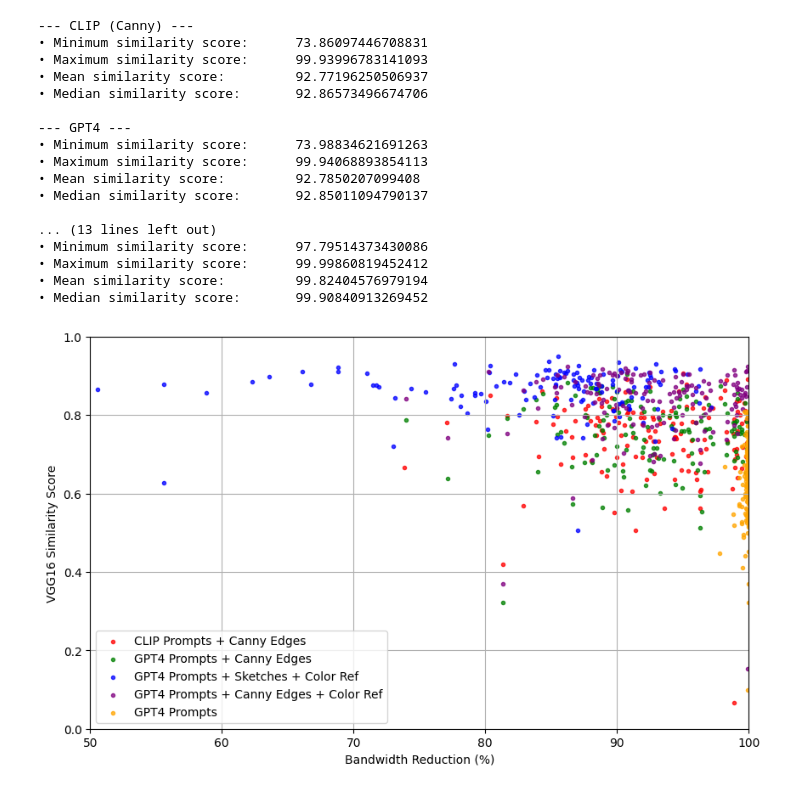
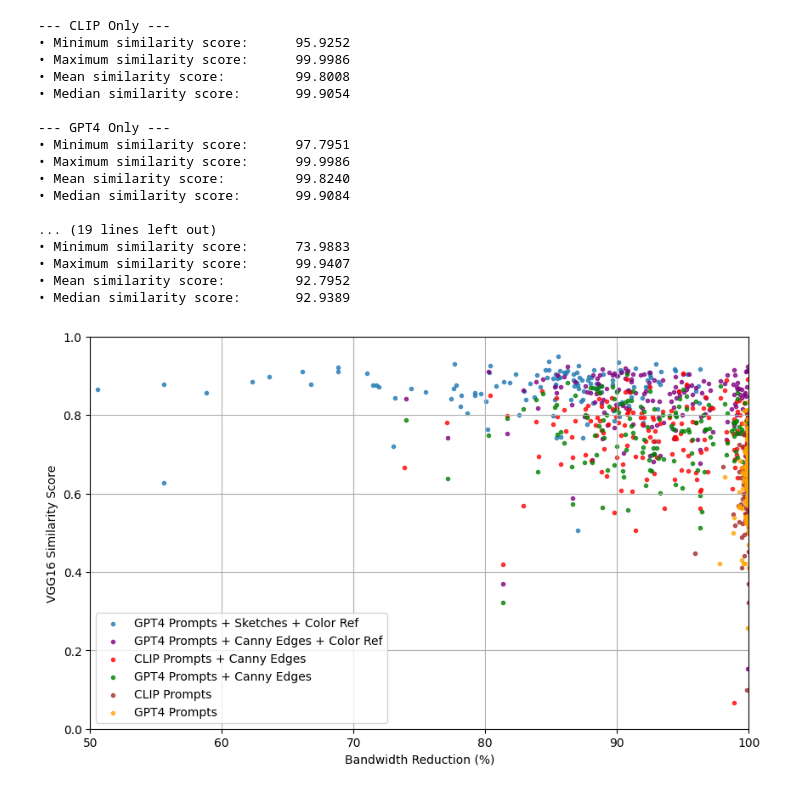
Before and after one commit to Danish-H/edge-content-reconstruction, a Jupyter notebook: results/overall_analysis.ipynb, the cells around one changed output. Drawn from its saved outputs; the diff is of its cells as text; code cells hidden in the pictures.

```diff
--- a/results/overall_analysis.ipynb
+++ b/results/overall_analysis.ipynb
@@ -93,3 +97,11 @@ np.save('sim_gpt4.npy', sim_gpt4)
+# %%
+# load similarity scores
+sim_clip = np.load('sim_clip.npy')
+sim_gpt4 = np.load('sim_gpt4.npy')
+sim_clip_only_prompt = np.load('sim_clip_only_prompt.npy')
+sim_gpt4_only_prompt = np.load('sim_gpt4_only_prompt.npy')
+sim_gpt4_color = np.load('sim_gpt4_color.npy')
+sim_gpt4_color2 = np.load('sim_gpt4_color2.npy')
 # %%
 def sim_metrics(ss, name="Results"):
      # Optional: Print some statistics
@@ -174,54 +192,65 @@ with open(file_path2, 'r') as file:
+# %%
+# load bandwidth savings
+bws_clip = np.load('bws_clip.npy')
+bws_gpt4 = np.load('bws_gpt4.npy')
+bws_clip_only_prompt = np.load('bws_clip_only_prompt.npy')
+bws_gpt4_only_prompt = np.load('bws_gpt4_only_prompt.npy')
+bws_gpt4_color = np.load('bws_gpt4_color.npy')
+bws_gpt4_color2 = np.load('bws_gpt4_color2.npy')
 # %%
+sim_metrics(bws_clip_only_prompt, "CLIP Only")
+sim_metrics(bws_gpt4_only_prompt, "GPT4 Only")
 sim_metrics(bws_clip, "CLIP (Canny)")
-sim_metrics(bws_gpt4[:11] + bws_gpt4[12:], "GPT4")
-sim_metrics(bws_gpt4_color, "GPT4 Color (Sketches)")
-sim_metrics(bws_gpt4_color2, "GPT4 Color (Canny)")
-sim_metrics(bws_gpt4_only_prompt, "GPT4 Only Prompt")
+sim_metrics(bws_gpt4, "GPT4 (Canny)")
+sim_metrics(bws_gpt4_color, "GPT4 (Color + Sketches)")
+sim_metrics(bws_gpt4_color2, "GPT4 (Color + Canny)")
 
+np.save('bws_gpt4_only_prompt.npy', bws_clip_only_prompt)
+np.save('bws_gpt4_only_prompt.npy', bws_gpt4_only_prompt)
 np.save('bws_clip.npy', bws_clip)
-np.save('bws_gpt4.npy', bws_gpt4[:11] + bws_gpt4[12:])
+np.save('bws_gpt4.npy', bws_gpt4)
 np.save('bws_gpt4_color.npy', bws_gpt4_color)
 np.save('bws_gpt4_color2.npy', bws_gpt4_color2)
-np.save('bws_gpt4_only_prompt.npy', bws_gpt4_only_prompt)
 # %% [output]
---- CLIP (Canny) ---
-• Minimum similarity score:      73.86097446708831
-• Maximum similarity score:      99.93996783141093
-• Mean similarity score:         92.77196250506937
-• Median similarity score:       92.86573496674706
+--- CLIP Only ---
+• Minimum similarity score:      95.9252
+• Maximum similarity score:      99.9986
+• Mean similarity score:         99.8008
+• Median similarity score:       99.9054
 
---- GPT4 ---
-• Minimum similarity score:      73.98834621691263
-• Maximum similarity score:      99.94068893854113
-• Mean similarity score:         92.7850207099408
-• Median similarity score:       92.85011094790137
+--- GPT4 Only ---
+• Minimum similarity score:      97.7951
+• Maximum similarity score:      99.9986
+• Mean similarity score:         99.8240
+• Median similarity score:       99.9084
 
-... (13 lines left out)
-• Minimum similarity score:      97.79514373430086
-• Maximum similarity score:      99.99860819452412
-• Mean similarity score:         99.82404576979194
-• Median similarity score:       99.90840913269452
+... (19 lines left out)
+• Minimum similarity score:      73.9883
+• Maximum similarity score:      99.9407
+• Mean similarity score:         92.7952
+• Median similarity score:       92.9389
 # %%
 import matplotlib.pyplot as plt
 import numpy as np
 
 plt.figure(figsize=(10, 6))
 
+plt.scatter(bws_gpt4_color, sim_gpt4_color, alpha=0.75, marker='.', label='GPT4 Prompts + Sketches + Color Ref')
+plt.scatter(bws_gpt4_color2, sim_gpt4_color2, alpha=0.75, marker='.', color='purple', label='GPT4 Prompts + Canny Edges + Color Ref')
 plt.scatter(bws_clip, sim_clip, alpha=0.75, marker='.', color='red', label='CLIP Prompts + Canny Edges')
-plt.scatter(bws_gpt4[:11] + bws_gpt4[12:], sim_gpt4, alpha=0.75, marker='.', color='green', label='GPT4 Prompts + Canny Edges')
-plt.scatter(bws_gpt4_color, sim_gpt4_color, alpha=0.75, marker='.', color='blue', label='GPT4 Prompts + Sketches + Color Ref')
-plt.scatter(bws_gpt4_color2, sim_gpt4_color2, alpha=0.75, marker='.', color='purple', label='GPT4 Prompts + Canny Edges + Color Ref')
+plt.scatter(bws_gpt4, sim_gpt4, alpha=0.75, marker='.', color='green', label='GPT4 Prompts + Canny Edges')
+plt.scatter(bws_clip_only_prompt, sim_clip_only_prompt, alpha=0.75, marker='.', color='brown', label='CLIP Prompts')
 plt.scatter(bws_gpt4_only_prompt, sim_gpt4_only_prompt, alpha=0.75, marker='.', color='orange', label='GPT4 Prompts')
 
 plt.xlabel('Bandwidth Reduction (%)')
 plt.ylabel('VGG16 Similarity Score')
 plt.xlim(50, 100)
 plt.ylim(0, 1)
 plt.grid(True)
 plt.legend()
 plt.legend(loc='lower left')
 plt.show()
 # %% [output]
-[figure, old version]
+[figure, new version]
 # %%
 # Combine the data for boxplots and violin plots
```
Also changed, not shown: parts of 7 cells of this notebook, 1 other file.
